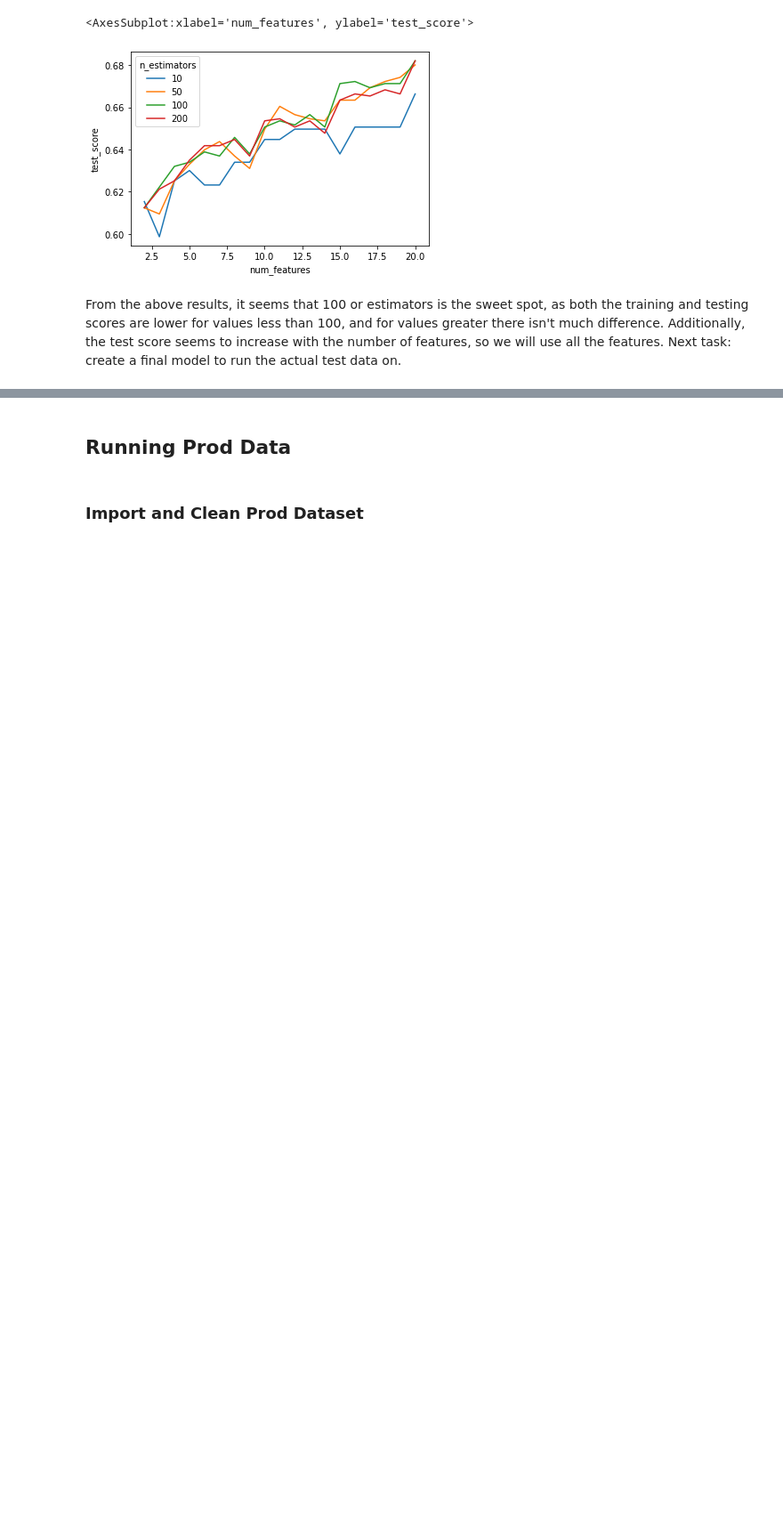
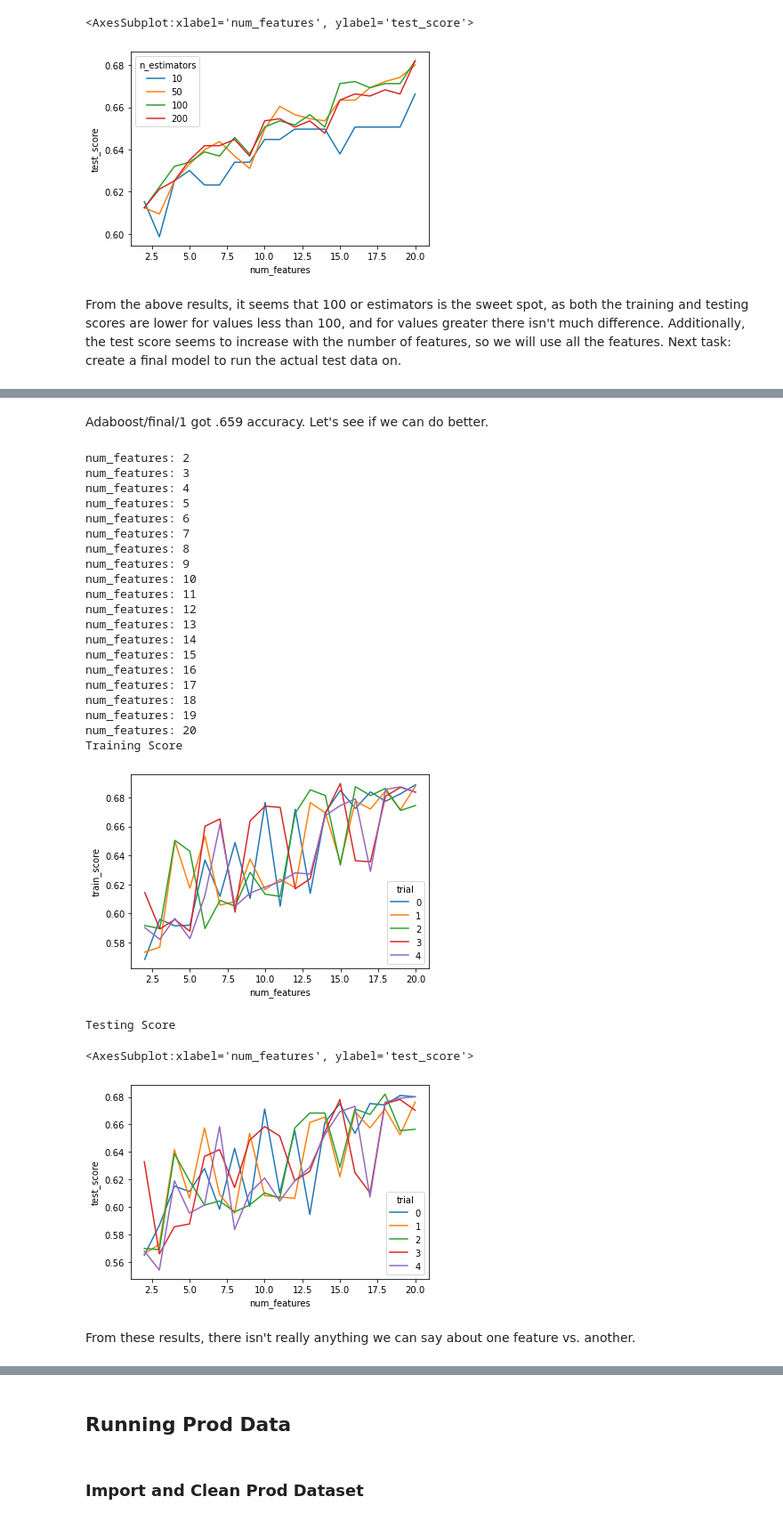
Before and after one commit to apcarrik/kaggle, a Jupyter notebook: duke-cs671-fall21-coupon-recommendation/duke-cs671-fall21-coupon-recommendation.ipynb, the cells around one changed output, grey strips where cells are left out. Shown at 89% size. Drawn from its saved outputs; the diff is of its cells as text; code cells hidden in the pictures; blank space fills up the shorter version.

```diff
--- a/duke-cs671-fall21-coupon-recommendation/duke-cs671-fall21-coupon-recommendation.ipynb
+++ b/duke-cs671-fall21-coupon-recommendation/duke-cs671-fall21-coupon-recommendation.ipynb
@@ -1043,0 +1085,72 @@ prediction_accuracy 0.6790971540726202
+# %% [markdown]
+Adaboost/final/1 got .659 accuracy. Let's see if we can do better.
+# %%
+# Adaboost with Different Number of Features, randomized
+
+ab_avg_accuracies_per_feature = []
+for num_features in range(2,tfdf_features.count()['feature']):
+    print(f"num_features: {num_features}")
+    for trial in range(5):
+        # Save Top n Features to Array
+        random_n_features = tfdf_features.sample(n=num_features)['feature']
+#         print(f"random_n_features: ({len(random_n_features)}) {random_n_features}")
+
+        # Make copy of df
+        dev1 = dev.copy()
+
+        # Remove all but top n features with regards to T/F diff averages
+        dev1 = dev1[dev1.columns.intersection(np.append(random_n_features,["Decision"]))]
+
+        # Map object features to ints
+        dev1, dtypedict = map_object_columns_to_int(dev1)
+
+        # Map float features to ints
+        dev1, dtypedict = map_float_columns_to_int(dev1)
+
+        # Split into test and train sets
+        train_1, test_1 = train_test_split(dev1, test_size=0.10, random_state=22)
+        n_estimators = 100
+        clf = AdaBoostClassifier(n_estimators=n_estimators)
+        train_scores = cross_val_score(clf, train_1[random_n_features], train_1["Decision"], cv=5)
+        clf.fit(train_1.drop("Decision",axis=1), train_1["Decision"])
+        prediction_accuracy = clf.score(test_1.drop("Decision",axis=1), test_1["Decision"])
+        ab_avg_accuracies_per_feature.append({
+            "num_features": num_features,
+            "trial": trial,
+            "train_score": train_scores.mean(),
+            "test_score": prediction_accuracy
+        })
+df_ab_avg_accuracies_per_feature = pd.DataFrame(ab_avg_accuracies_per_feature)
+
+print("Training Score")
+sns.lineplot(data=df_ab_avg_accuracies_per_feature, x="num_features", y="train_score", hue='trial', palette="tab10")
+plt.show()
+print("Testing Score")
+sns.lineplot(data=df_ab_avg_accuracies_per_feature, x="num_features", y="test_score", hue='trial', palette="tab10")
+# %% [output]
+num_features: 2
+num_features: 3
+num_features: 4
+num_features: 5
+num_features: 6
+num_features: 7
+num_features: 8
+num_features: 9
+num_features: 10
+num_features: 11
+num_features: 12
+num_features: 13
+num_features: 14
+num_features: 15
+num_features: 16
+num_features: 17
+num_features: 18
+num_features: 19
+num_features: 20
+Training Score
+[figure, added]
+Testing Score
+<AxesSubplot:xlabel='num_features', ylabel='test_score'>
+[figure, added]
+# %% [markdown]
+From these results, there isn't really anything we can say about one feature vs. another.
```
Also changed, not shown: parts of 44 cells of this notebook, 35 other files.
